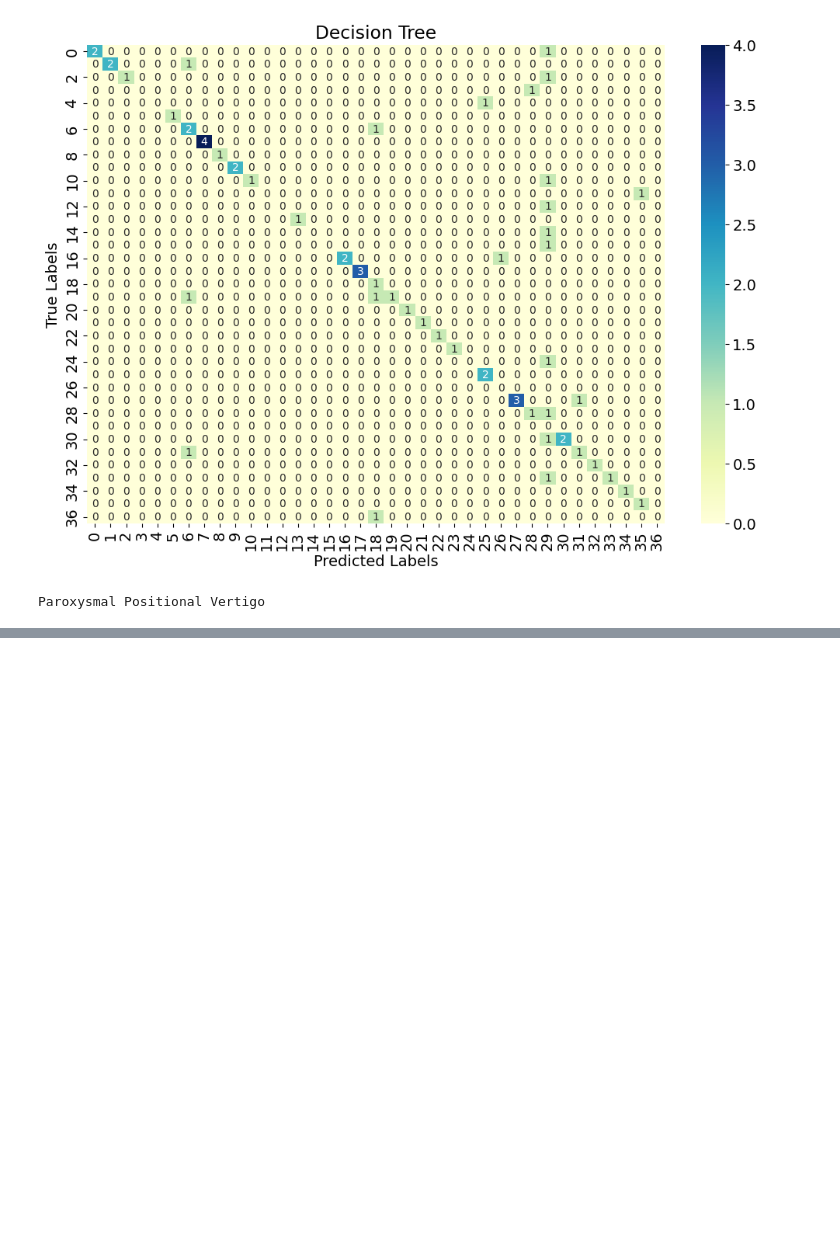
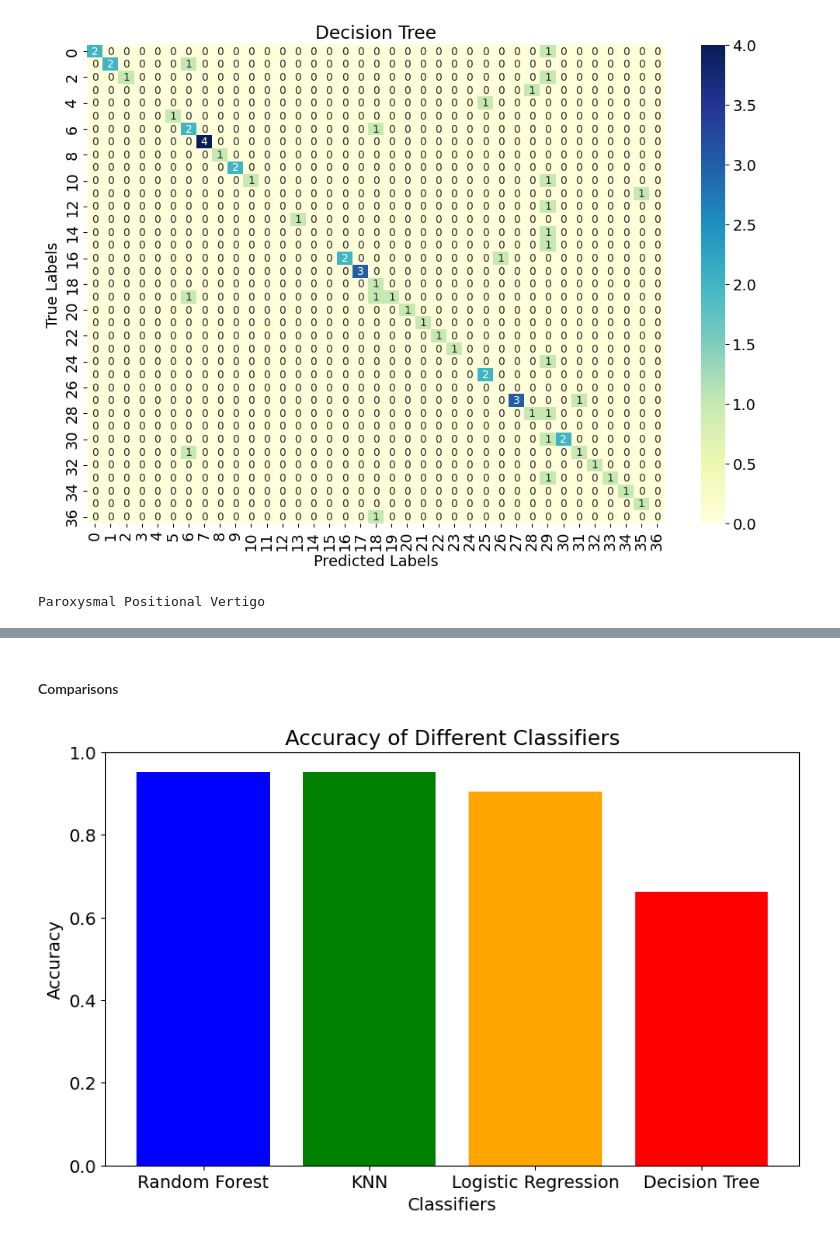
Before and after one commit to DGclasher/disease-predict-ml, a Jupyter notebook: predict-disease.ipynb, the cells around one changed output, grey strips where cells are left out. Drawn from its saved outputs; the diff is of its cells as text; code cells hidden in the pictures; blank space fills up the shorter version.

```diff
--- a/predict-disease.ipynb
+++ b/predict-disease.ipynb
@@ -101,7 +36,2 @@ print(prediction[0:10])
-# %%
-# Dumping the model
-joblib.dump(gnb, 'model/naive_bayes.pkl')
-# Loading the model
-nb = joblib.load('model/naive_bayes.pkl')
 # %%
 # Feature selection
@@ -241,0 +178,6 @@ Logistic Regression Accuracy: 0.9032258064516129
+# %%
+from sklearn.metrics import classification_report
+y_pred_logreg = logreg.predict(X_test)
+accuracies['logistic_regression'] = accuracy_score(y_test, y_pred_logreg)
+print(classification_report(y_test, y_pred_logreg))
+print("Logistic Regression Accuracy:", accuracies['logistic_regression'])
@@ -294,0 +250,6 @@ Decision Tree Accuracy: 0.6612903225806451
+# %%
+from sklearn.metrics import classification_report
+y_pred_dt = best_dt.predict(X_test)
+accuracies['decision_tree'] = accuracy_score(y_test, y_pred_dt)
+print(classification_report(y_test, y_pred_dt))
+print("Decision Tree Accuracy:", accuracies['decision_tree'])
@@ -319,0 +359,18 @@ Paroxysmal Positional Vertigo
+# %% [markdown]
+#### Comparisons
+# %%
+import matplotlib.pyplot as plt
+from sklearn.metrics import accuracy_score
+
+# Create a histogram
+classifiers = ['Random Forest', 'KNN', 'Logistic Regression', 'Decision Tree']
+accuracy = [accuracies['random_forest'], accuracies['knn'],accuracies['logistic_regression'] , accuracies['decision_tree']]
+plt.figure(figsize=(10, 6))
+plt.bar(classifiers, accuracy, color=['blue', 'green', 'orange', 'red'])
+plt.xlabel('Classifiers')
+plt.ylabel('Accuracy')
+plt.title('Accuracy of Different Classifiers')
+plt.ylim(0.0, 1.0)
+plt.show()
+# %% [output]
+[figure, added]
```
Also changed, not shown: parts of 22 cells of this notebook, 4 other files.
